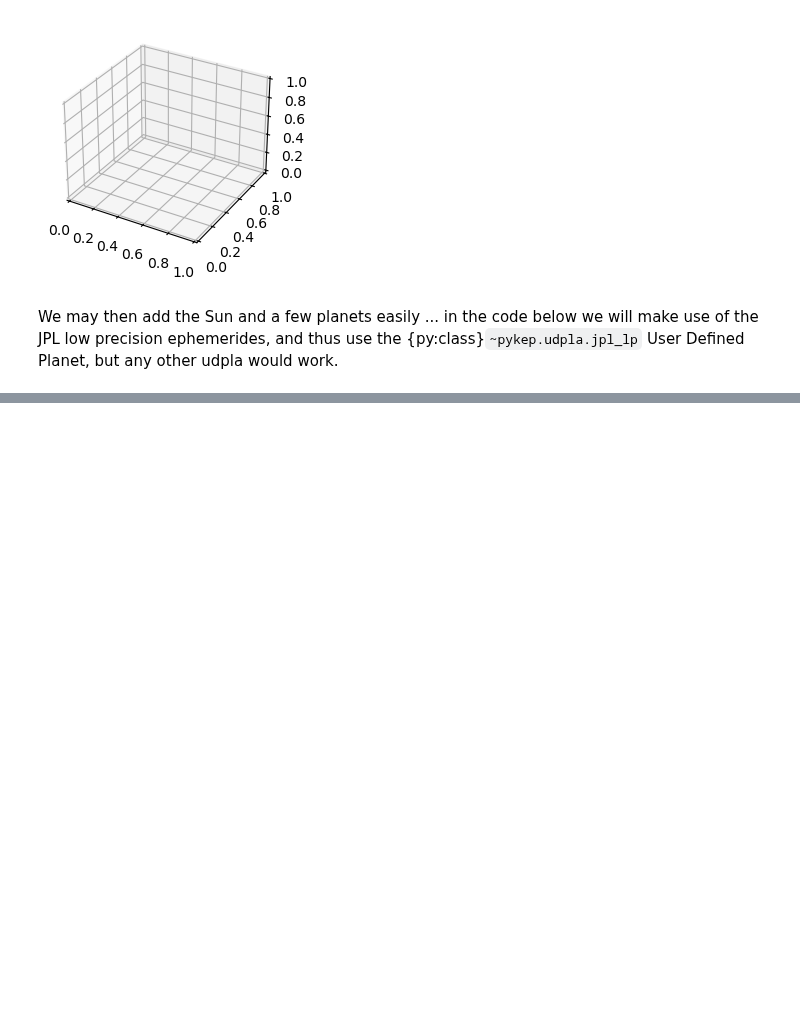
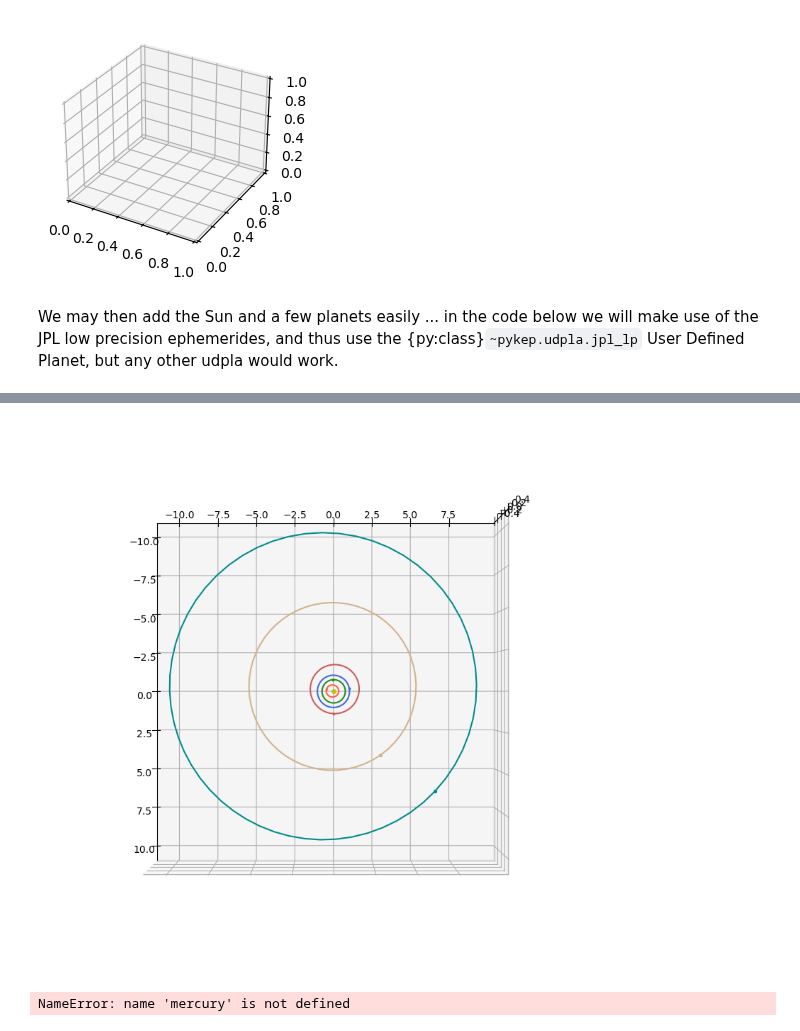
Before and after one commit to esa/kep3, a Jupyter notebook: doc/notebooks/plotting.ipynb, the cells around one changed output, grey strips where cells are left out. Drawn from its saved outputs; the diff is of its cells as text; code cells hidden in the pictures; blank space fills up the shorter version.

```diff
--- a/doc/notebooks/plotting.ipynb
+++ b/doc/notebooks/plotting.ipynb
@@ -51,0 +53,10 @@ ax.view_init(90,0)
+# %%
+ax = pk.plot.make_3Daxis(figsize = (10,10))
+pk.plot.add_solar_system(ax, planets = [1,2,3,4,5,6])
+ax.view_init(90,0)
+# %% [output]
+[figure, added]
+# %%
+mercury.eph_v(epochs)
+# %% [output]
+NameError: name 'mercury' is not defined
```
Also changed, not shown: parts of 4 cells of this notebook, 8 other files.
